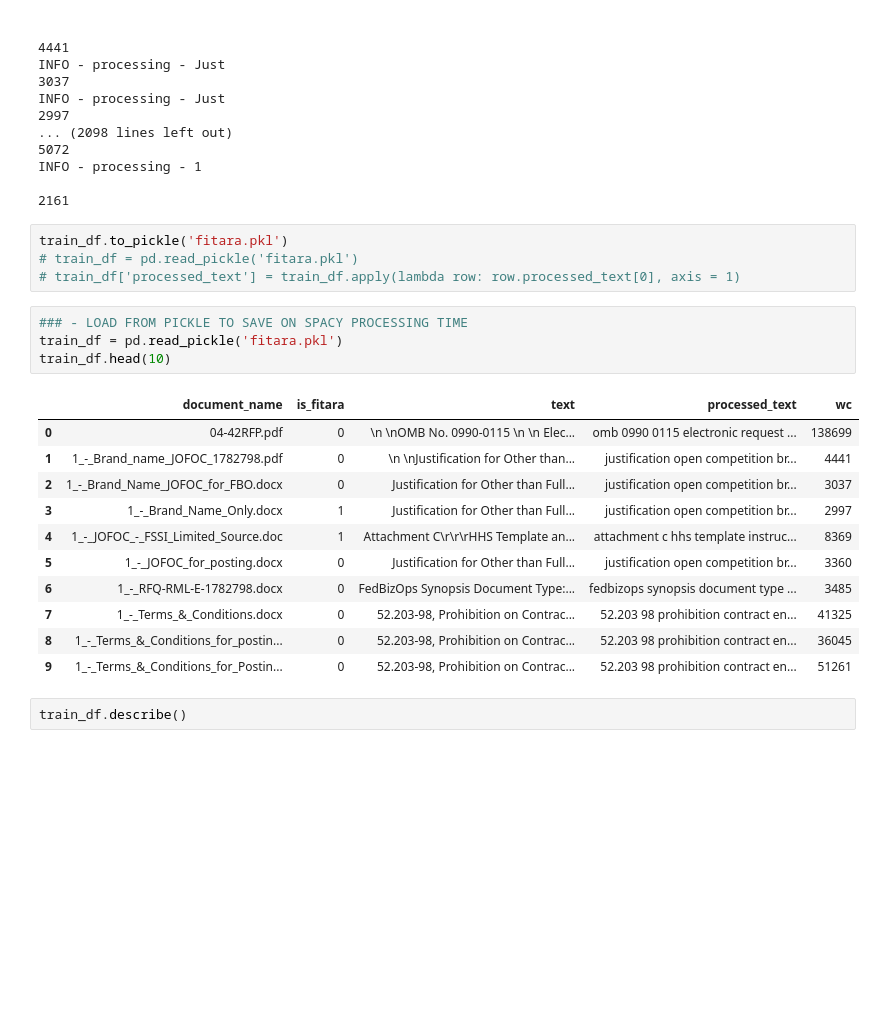
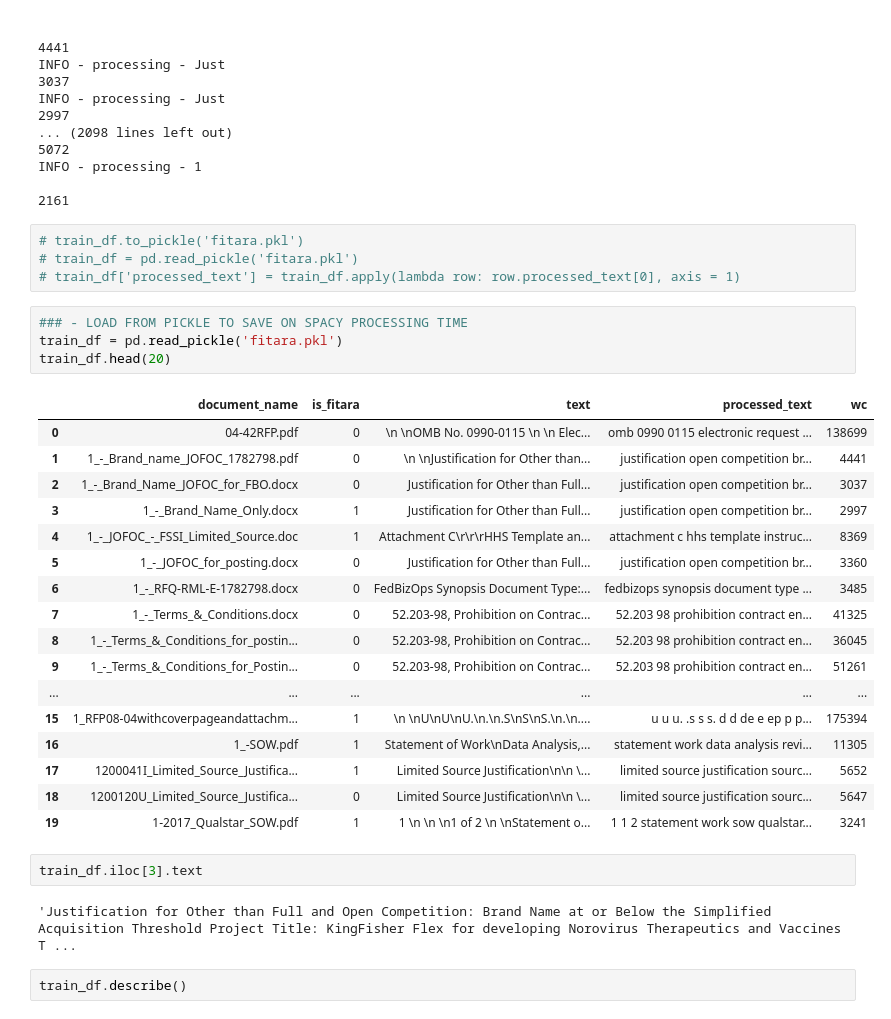
Before and after one commit to BhavinSuthar/text_classification, a Jupyter notebook: TEXT_CLASSIFICATION.ipynb, the cells around one changed output. Saved outputs shown, nothing was run; the diff lists cells and outputs as text; blank space fills up the shorter version.

```diff
--- a/TEXT_CLASSIFICATION.ipynb
+++ b/TEXT_CLASSIFICATION.ipynb
@@ -193,25 +193,35 @@ INFO - processing - 1
 
 2161
 # %%
-train_df.to_pickle('fitara.pkl')
+# train_df.to_pickle('fitara.pkl')
 # train_df = pd.read_pickle('fitara.pkl')
 # train_df['processed_text'] = train_df.apply(lambda row: row.processed_text[0], axis = 1)
 # %%
 ### - LOAD FROM PICKLE TO SAVE ON SPACY PROCESSING TIME
 train_df = pd.read_pickle('fitara.pkl')
-train_df.head(10)
+train_df.head(20)
 # %% [output]
 |  | document_name | is_fitara | text | processed_text | wc |
 | 0 | 04-42RFP.pdf | 0 | \n \nOMB No. 0990-0115 \n \n Elec... | omb 0990 0115 electronic request ... | 138699 |
 | 1 | 1_-_Brand_name_JOFOC_1782798.pdf | 0 | \n \nJustification for Other than... | justification open competition br... | 4441 |
 | 2 | 1_-_Brand_Name_JOFOC_for_FBO.docx | 0 | Justification for Other than Full... | justification open competition br... | 3037 |
 | 3 | 1_-_Brand_Name_Only.docx | 1 | Justification for Other than Full... | justification open competition br... | 2997 |
 | 4 | 1_-_JOFOC_-_FSSI_Limited_Source.doc | 1 | Attachment C\r\r\rHHS Template an... | attachment c hhs template instruc... | 8369 |
 | 5 | 1_-_JOFOC_for_posting.docx | 0 | Justification for Other than Full... | justification open competition br... | 3360 |
 | 6 | 1_-_RFQ-RML-E-1782798.docx | 0 | FedBizOps Synopsis Document Type:... | fedbizops synopsis document type ... | 3485 |
 | 7 | 1_-_Terms_&_Conditions.docx | 0 | 52.203-98, Prohibition on Contrac... | 52.203 98 prohibition contract en... | 41325 |
 | 8 | 1_-_Terms_&_Conditions_for_postin... | 0 | 52.203-98, Prohibition on Contrac... | 52.203 98 prohibition contract en... | 36045 |
 | 9 | 1_-_Terms_&_Conditions_for_Postin... | 0 | 52.203-98, Prohibition on Contrac... | 52.203 98 prohibition contract en... | 51261 |
+| ... | ... | ... | ... | ... | ... |
+| 15 | 1_RFP08-04withcoverpageandattachm... | 1 | \n \nU\nU\nU.\n.\n.S\nS\nS.\n.\n.... | u u u. .s s s. d d de e ep p p... | 175394 |
+| 16 | 1_-SOW.pdf | 1 | Statement of Work\nData Analysis,... | statement work data analysis revi... | 11305 |
+| 17 | 1200041I_Limited_Source_Justifica... | 1 | Limited Source Justiﬁcation\n\n \... | limited source justiﬁcation sourc... | 5652 |
+| 18 | 1200120U_Limited_Source_Justifica... | 0 | Limited Source Justiﬁcation\n\n \... | limited source justiﬁcation sourc... | 5647 |
+| 19 | 1-2017_Qualstar_SOW.pdf | 1 | 1 \n \n \n1 of 2 \n \nStatement o... | 1 1 2 statement work sow qualstar... | 3241 |
+# %%
+train_df.iloc[3].text
+# %% [output]
+'Justification for Other than Full and Open Competition: Brand Name at or Below the Simplified Acquisition Threshold Project Title: KingFisher Flex for developing Norovirus Therapeutics and Vaccines T ...
 # %%
 train_df.describe()
 # %% [output]
```
Also changed, not shown: parts of 8 cells of this notebook.
